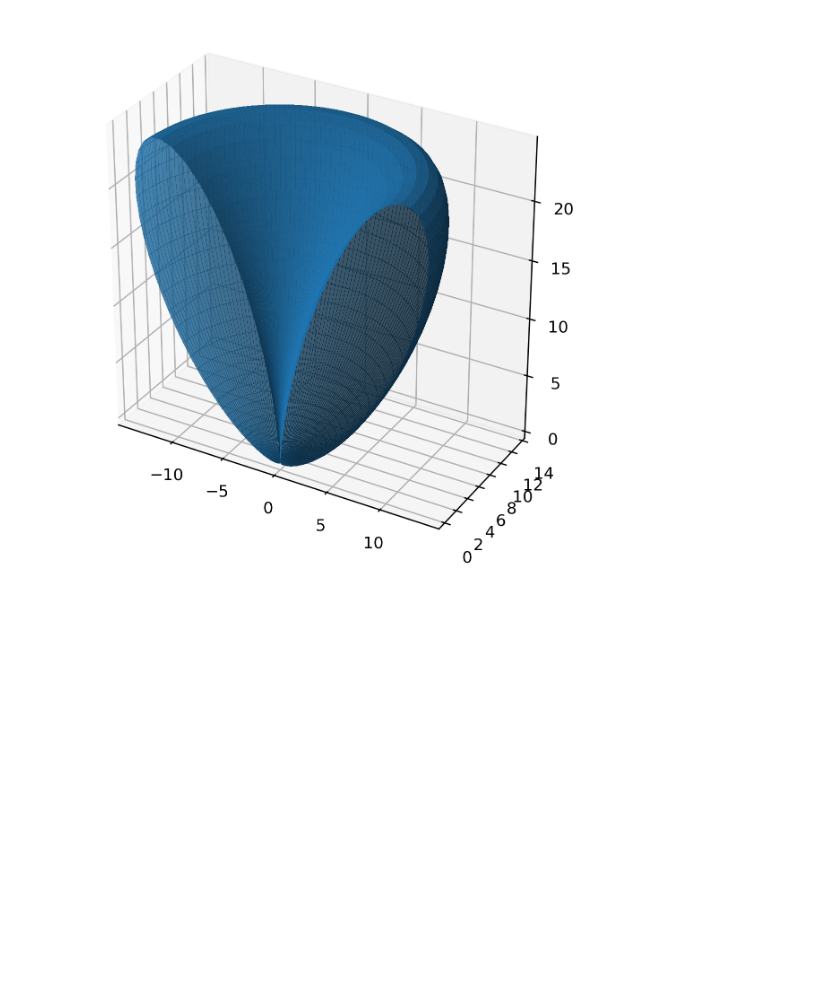
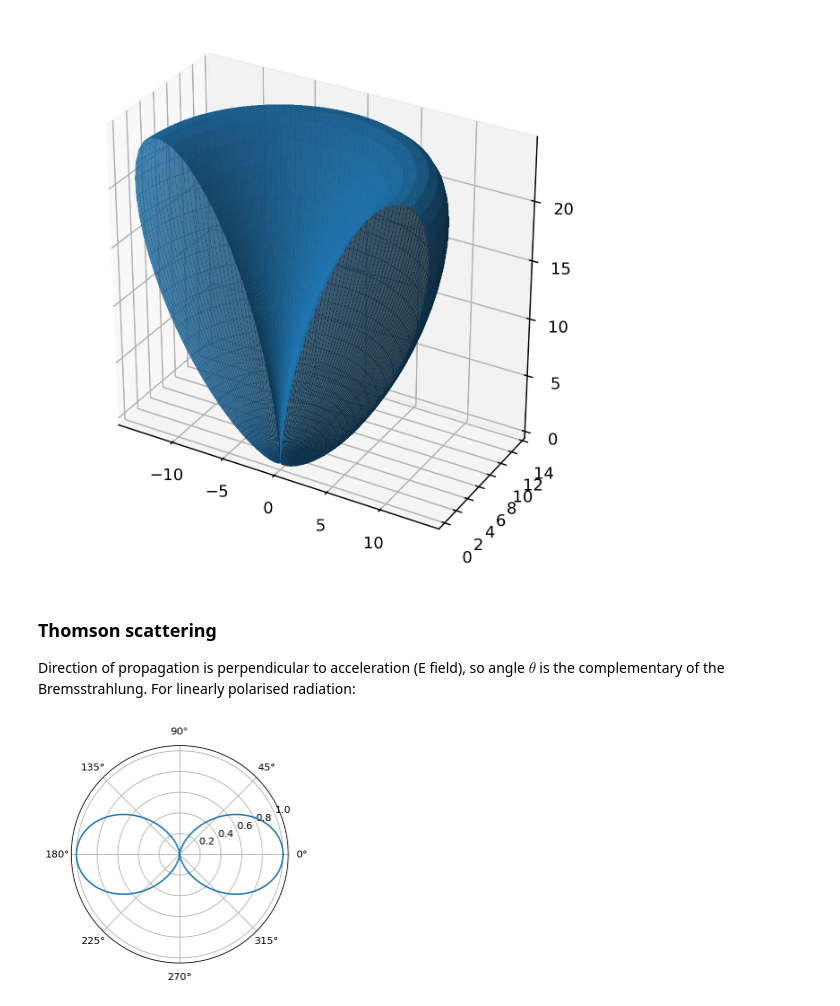
Before and after one commit to tiagopereira/ast4310, a Jupyter notebook: notebooks/lectures/differential_cross_sections.ipynb, the cells around one changed output. Saved outputs shown, nothing was run; the diff lists cells and outputs as text; code cells hidden in the pictures; blank space fills up the shorter version.

```diff
--- a/notebooks/lectures/differential_cross_sections.ipynb
+++ b/notebooks/lectures/differential_cross_sections.ipynb
@@ -62,3 +68,14 @@ plot = ax.plot_surface(
 ax.set_box_aspect((numpy.ptp(X), numpy.ptp(Y), numpy.ptp(Z)));
 # %% [output]
 [figure]
+# %% [markdown]
+### Thomson scattering
+
+Direction of propagation is perpendicular to acceleration (E field), so angle $\theta$ is the complementary of the Bremsstrahlung. For linearly polarised radiation:
+# %%
+θ = numpy.linspace(0, 2 * numpy.pi, 1000)
+r = numpy.sin(θ - numpy.pi/2) ** 2
+fig, ax = plt.subplots(subplot_kw={'projection': 'polar'})
+ax.plot(θ, r);
+# %% [output]
+[figure, added]
```
Also changed, not shown: parts of 21 cells of this notebook.
